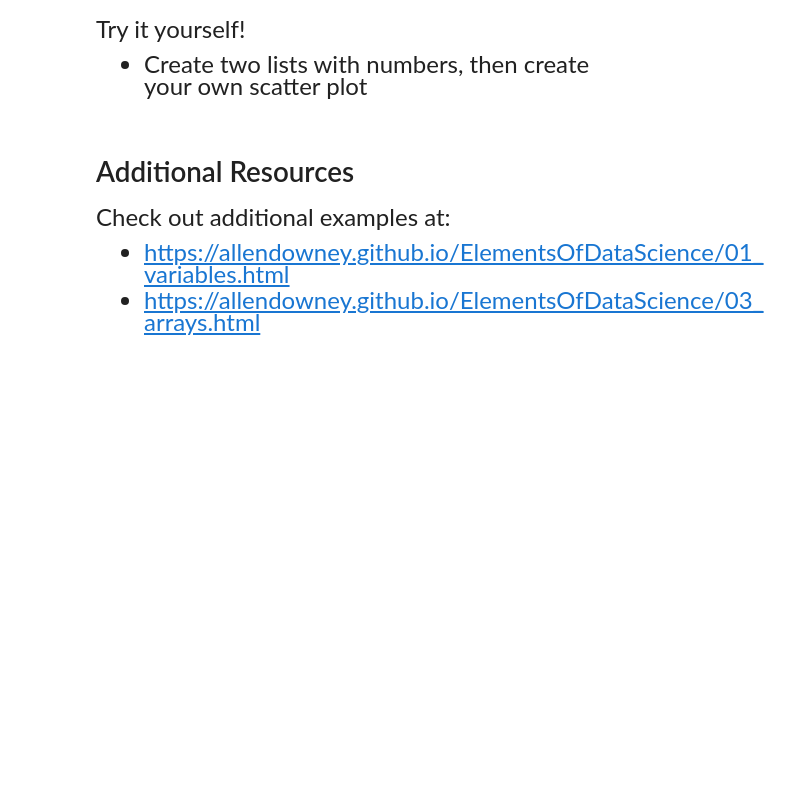
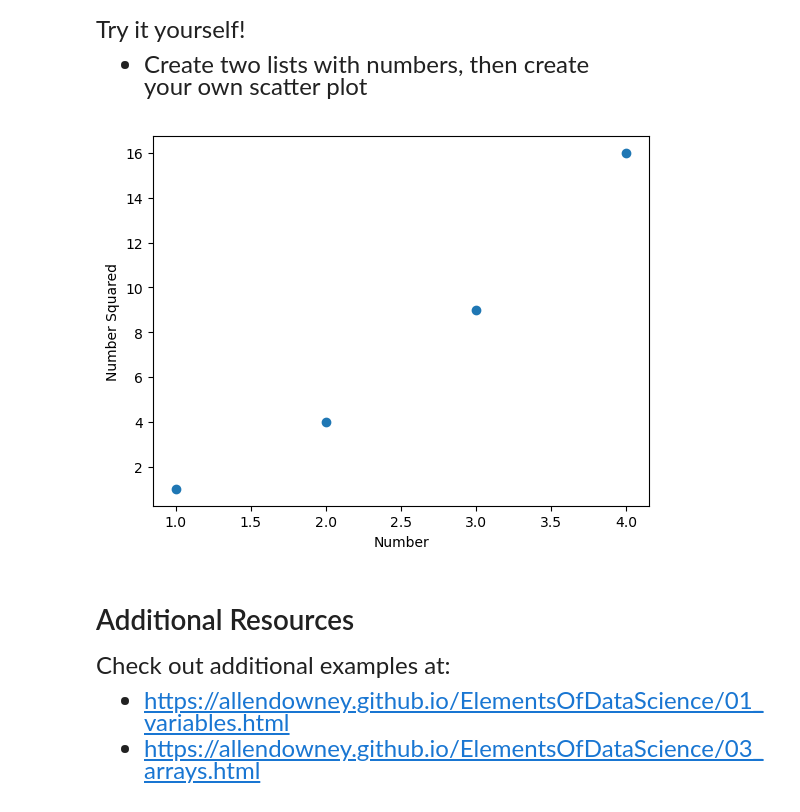
Before and after one commit to maxinehb/qtm151, a Jupyter notebook: lectures/lecture-03/03-variables-lists.ipynb, the cells around one changed output. Drawn from its saved outputs; the diff is of its cells as text; code cells hidden in the pictures; blank space fills up the shorter version.

```diff
--- a/lectures/lecture-03/03-variables-lists.ipynb
+++ b/lectures/lecture-03/03-variables-lists.ipynb
@@ -305,3 +313,15 @@ your own scatter plot
+# %%
+# Write your own code here
+
+list_numbers_2 = [1,2,3,4]
+list_num_squared = [1,4,9,16]
+
+plt.scatter(x=list_numbers_2, y=list_num_squared)
+plt.xlabel("Number")
+plt.ylabel("Number Squared")
+plt.show()
+# %% [output]
+[figure, added]
 # %% [markdown]
 # Additional Resources
 
```
Also changed, not shown: parts of 4 cells of this notebook.
